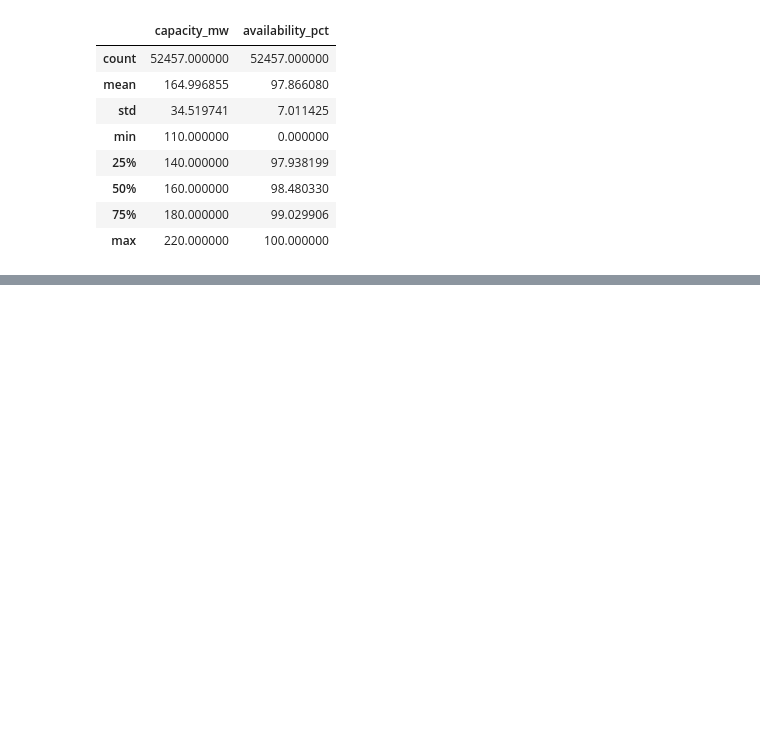
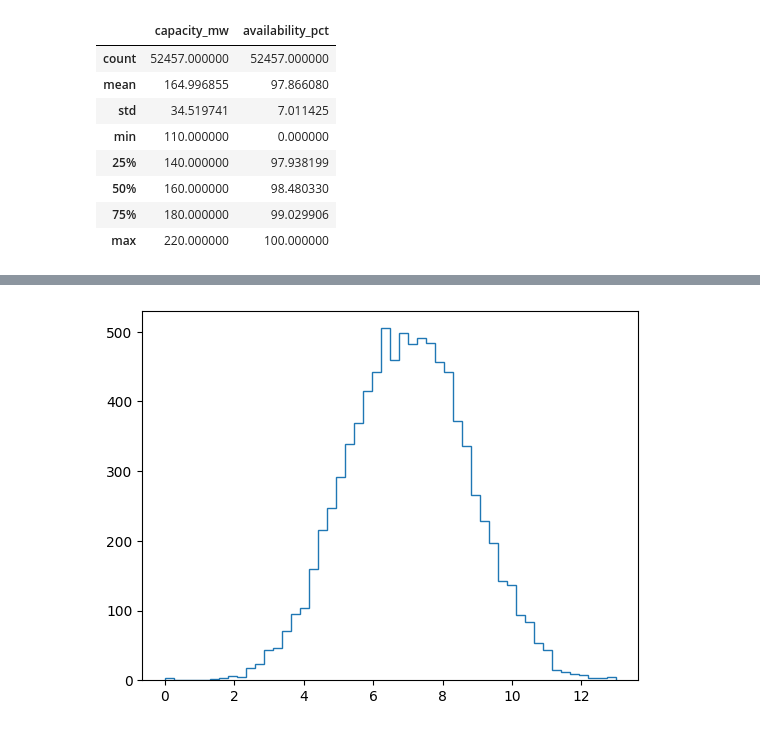
Before and after one commit to sadamhabnawi28/GreenGrid_Energy_Project, a Jupyter notebook: scripts/data_cleaning.ipynb, the cells around one changed output, grey strips where cells are left out. Cells and saved outputs as stored; diff of their text form; code cells hidden in the pictures; blank space fills up the shorter version.

```diff
--- a/scripts/data_cleaning.ipynb
+++ b/scripts/data_cleaning.ipynb
@@ -436,0 +507,7 @@ df_scada.describe()
+# %%
+df_weather.loc[df_weather["wind_speed_mps"] == 60, "wind_speed_mps"] = df_weather["wind_speed_mps"][df_weather["wind_speed_mps"] != 60].max()
+# %%
+plt.hist(df_weather["wind_speed_mps"], histtype="step", bins=50)
+plt.show()
+# %% [output]
+[figure, added]
```
Also changed, not shown: parts of 11 cells of this notebook.
